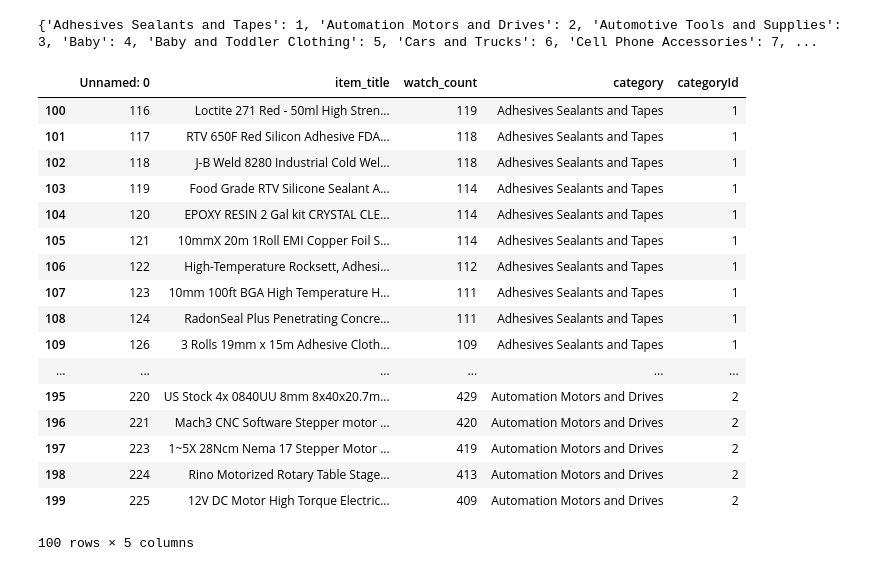
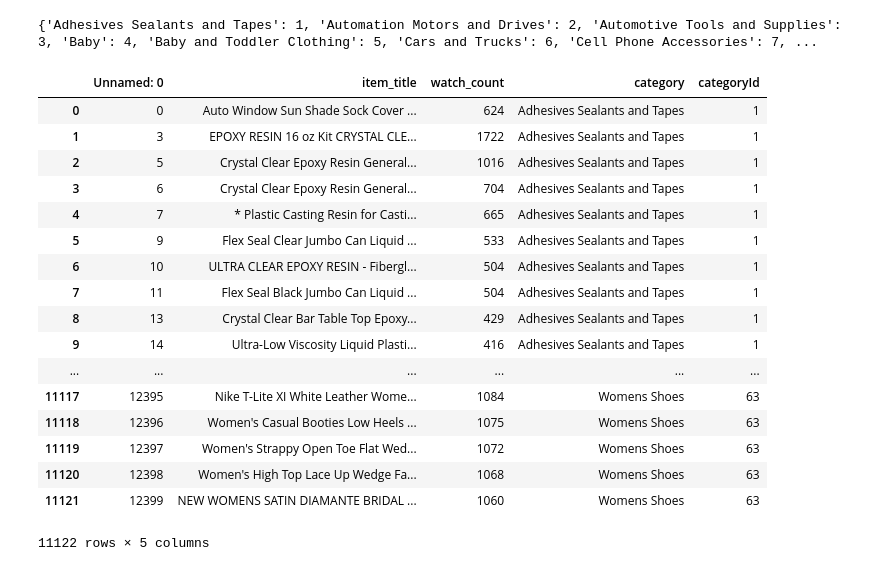
Before and after one commit to 1jinwoo/ClassiPy, a Jupyter notebook: data_cleaner.ipynb, the cells around one changed output. Cells and saved outputs as stored; diff of their text form; code cells hidden in the pictures.

```diff
--- a/data_cleaner.ipynb
+++ b/data_cleaner.ipynb
@@ -10,4 +10,4 @@ def read_search_strings(file_path='search_strings.csv'):
     df = pd.read_csv(file_path, header=0, sep=',', encoding='latin1')
     return df
 
-read_search_strings()
+df = read_search_strings()
@@ -33,41 +14,42 @@ read_search_strings()
 # %%
-def cleanup_categoryid():
+def cleanup_categoryid(df):
     '''
     Assigns new category id starting from 1.
     ** This function modifies df **
     :return: dictionary[key] = categroyId
     '''
     i = 0
     category_dict = dict()
     for j, row in df.iterrows():
         category = row[3]
         if not category in category_dict.keys():
             i += 1
             category_dict[category] = i
             df.at[j, 'categoryId'] = i
         else:
             df.at[j, 'categoryId'] = i
     return category_dict
 
-print(cleanup_categoryid())
+print(cleanup_categoryid(df))
 df[100:200]
+df
 # %% [output]
 {'Adhesives Sealants and Tapes': 1, 'Automation Motors and Drives': 2, 'Automotive Tools and Supplies': 3, 'Baby': 4, 'Baby and Toddler Clothing': 5, 'Cars and Trucks': 6, 'Cell Phone Accessories': 7, ...
 |  | Unnamed: 0 | item_title | watch_count | category | categoryId |
-| 100 | 116 | Loctite 271 Red - 50ml High Stren... | 119 | Adhesives Sealants and Tapes | 1 |
-| 101 | 117 | RTV 650F Red Silicon Adhesive FDA... | 118 | Adhesives Sealants and Tapes | 1 |
-| 102 | 118 | J-B Weld 8280 Industrial Cold Wel... | 118 | Adhesives Sealants and Tapes | 1 |
-| 103 | 119 | Food Grade RTV Silicone Sealant A... | 114 | Adhesives Sealants and Tapes | 1 |
-| 104 | 120 | EPOXY RESIN 2 Gal kit CRYSTAL CLE... | 114 | Adhesives Sealants and Tapes | 1 |
-| 105 | 121 | 10mmX 20m 1Roll EMI Copper Foil S... | 114 | Adhesives Sealants and Tapes | 1 |
-| 106 | 122 | High-Temperature Rocksett, Adhesi... | 112 | Adhesives Sealants and Tapes | 1 |
-| 107 | 123 | 10mm 100ft BGA High Temperature H... | 111 | Adhesives Sealants and Tapes | 1 |
-| 108 | 124 | RadonSeal Plus Penetrating Concre... | 111 | Adhesives Sealants and Tapes | 1 |
-| 109 | 126 | 3 Rolls 19mm x 15m Adhesive Cloth... | 109 | Adhesives Sealants and Tapes | 1 |
+| 0 | 0 | Auto Window Sun Shade Sock Cover ... | 624 | Adhesives Sealants and Tapes | 1 |
+| 1 | 3 | EPOXY RESIN 16 oz Kit CRYSTAL CLE... | 1722 | Adhesives Sealants and Tapes | 1 |
+| 2 | 5 | Crystal Clear Epoxy Resin General... | 1016 | Adhesives Sealants and Tapes | 1 |
+| 3 | 6 | Crystal Clear Epoxy Resin General... | 704 | Adhesives Sealants and Tapes | 1 |
+| 4 | 7 | * Plastic Casting Resin for Casti... | 665 | Adhesives Sealants and Tapes | 1 |
+| 5 | 9 | Flex Seal Clear Jumbo Can Liquid ... | 533 | Adhesives Sealants and Tapes | 1 |
+| 6 | 10 | ULTRA CLEAR EPOXY RESIN - Fibergl... | 504 | Adhesives Sealants and Tapes | 1 |
+| 7 | 11 | Flex Seal Black Jumbo Can Liquid ... | 504 | Adhesives Sealants and Tapes | 1 |
+| 8 | 13 | Crystal Clear Bar Table Top Epoxy... | 429 | Adhesives Sealants and Tapes | 1 |
+| 9 | 14 | Ultra-Low Viscosity Liquid Plasti... | 416 | Adhesives Sealants and Tapes | 1 |
 | ... | ... | ... | ... | ... | ... |
-| 195 | 220 | US Stock 4x 0840UU 8mm 8x40x20.7m... | 429 | Automation Motors and Drives | 2 |
-| 196 | 221 | Mach3 CNC Software Stepper motor ... | 420 | Automation Motors and Drives | 2 |
-| 197 | 223 | 1~5X 28Ncm Nema 17 Stepper Motor ... | 419 | Automation Motors and Drives | 2 |
-| 198 | 224 | Rino Motorized Rotary Table Stage... | 413 | Automation Motors and Drives | 2 |
-| 199 | 225 | 12V DC Motor High Torque Electric... | 409 | Automation Motors and Drives | 2 |
+| 11117 | 12395 | Nike T-Lite XI White Leather Wome... | 1084 | Womens Shoes | 63 |
+| 11118 | 12396 | Women's Casual Booties Low Heels ... | 1075 | Womens Shoes | 63 |
+| 11119 | 12397 | Women's Strappy Open Toe Flat Wed... | 1072 | Womens Shoes | 63 |
+| 11120 | 12398 | Women's High Top Lace Up Wedge Fa... | 1068 | Womens Shoes | 63 |
+| 11121 | 12399 | NEW WOMENS SATIN DIAMANTE BRIDAL ... | 1060 | Womens Shoes | 63 |
-100 rows × 5 columns
+11122 rows × 5 columns
```
Also changed, not shown: parts of 2 cells of this notebook, 1 other file.
